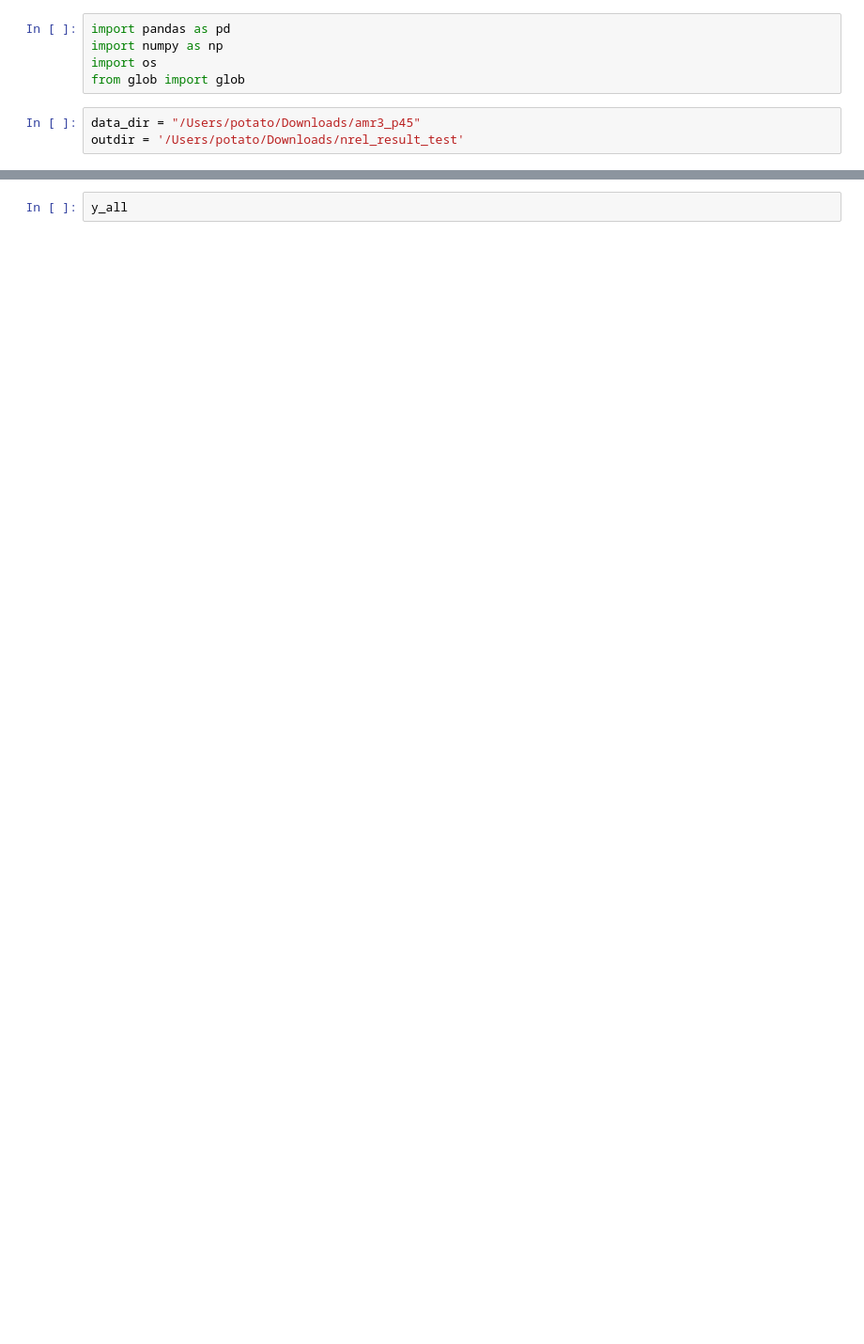
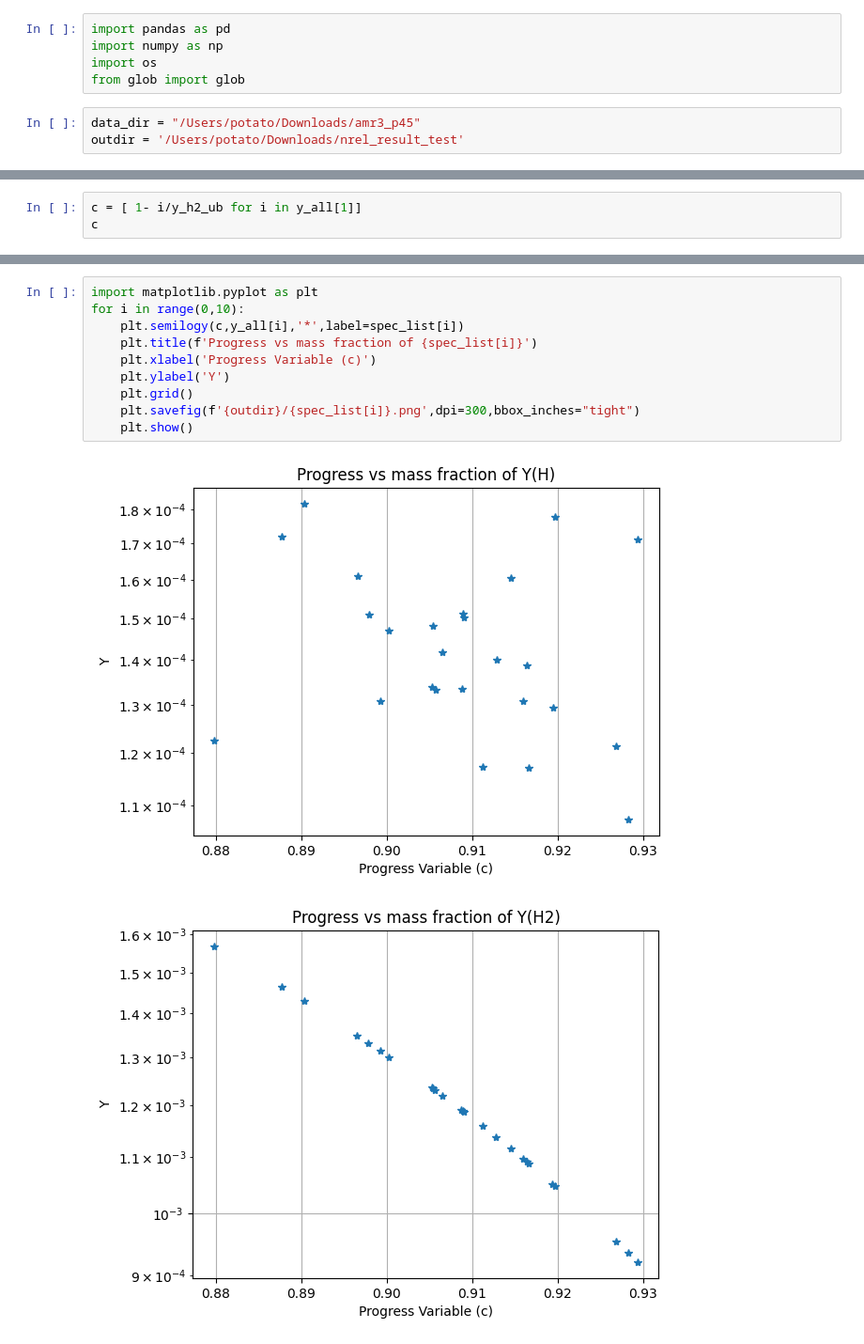
Before and after one commit to potatoslc/analysis_code, a Jupyter notebook: flame_comp.ipynb, the cells around one changed output, grey strips where cells are left out. Shown at 94% size. Drawn from its saved outputs; the diff is of its cells as text; blank space fills up the shorter version.

```diff
--- a/flame_comp.ipynb
+++ b/flame_comp.ipynb
@@ -24,0 +50,3 @@ for i in range(len(csv_files)):
+# %%
+c = [ 1- i/y_h2_ub for i in y_all[1]]
+c
@@ -45,3 +91,13 @@ for i in range(9):
 # %%
-y_all
+import matplotlib.pyplot as plt
+for i in range(0,10):
+    plt.semilogy(c,y_all[i],'*',label=spec_list[i])
+    plt.title(f'Progress vs mass fraction of {spec_list[i]}')
+    plt.xlabel('Progress Variable (c)')
+    plt.ylabel('Y')
+    plt.grid()
+    plt.savefig(f'{outdir}/{spec_list[i]}.png',dpi=300,bbox_inches="tight")
+    plt.show()
 # %% [output]
+[figure, added]
+[figure, added]
```
Also changed, not shown: parts of 11 cells of this notebook.
